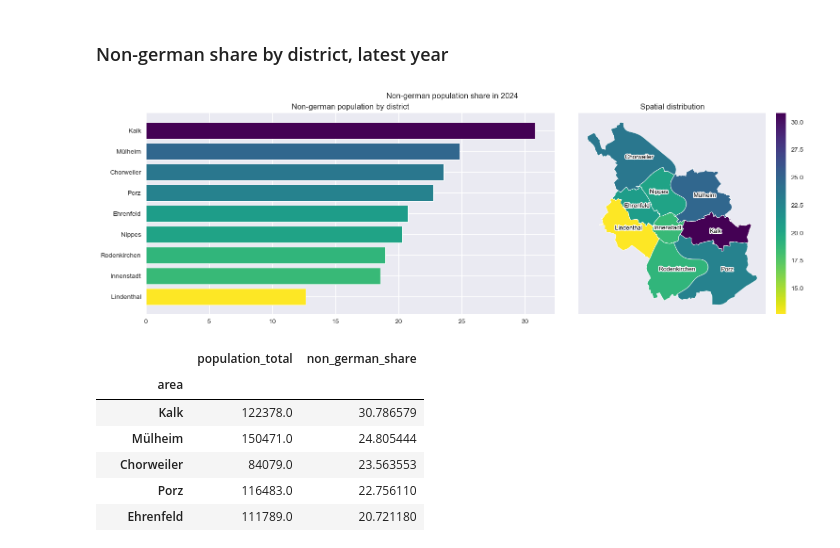
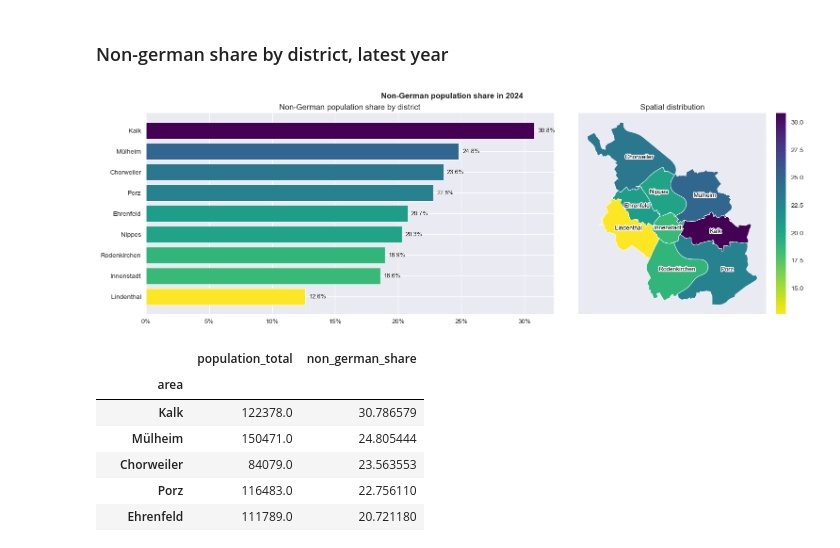
Before and after one commit to rosewiine/cologne-city-eda, a Jupyter notebook: notebooks/02_EDA.ipynb, the cells around one changed output. Cells and saved outputs as stored; diff of their text form; code cells hidden in the pictures.

```diff
--- a/notebooks/02_EDA.ipynb
+++ b/notebooks/02_EDA.ipynb
@@ -315,8 +333,22 @@ plt.show()
 ### Population change by district over time
 # %%
 df_temp = df_districts.groupby(['area', 'year'], as_index=False)['population_total'].sum()
-colors = plt.cm.tab10(range(len(df_temp['area'].unique())))
-color_map = {d: c for d, c in zip(df_temp['area'].unique(), colors)}
+# colors = plt.cm.tab10(range(len(df_temp['area'].unique())))
+# color_map = {d: c for d, c in zip(df_temp['area'].unique(), colors)}
+
+colors = [
+    "#1f77b4",
+    "#ff7f0e",
+    "#d62728",
+    "#17becf",
+    "#9467bd",
+    "#e377c2",
+    "#e7b631",
+    "#bcbd22",
+    "#2ca02c",
+]
+areas = df_temp['area'].unique()
+color_map = dict(zip(areas, colors))
 
 gdf_d['plot_color'] = gdf_d['name'].map(color_map)
 # %%
@@ -952,8 +1032,12 @@ ax_bar.barh(
     linewidth=0.7
     )
 
-ax_bar.set_title("Non-german population by district")
+ax_bar.set_title("Non-German population share by district")
 
+for i, v in enumerate(df_temp_dl['non_german_share']):
+    ax_bar.text(v + 0.3, i, f"{v:.1f}%", va='center', fontsize=9)
+
+ax_bar.xaxis.set_major_formatter(FuncFormatter(lambda x, pos: f"{x:.0f}%"))
 
 ax_map.add_patch(
     plt.Rectangle(
@@ -964,35 +1048,41 @@ ax_map.add_patch(
     )
 
 gdf_dl.plot(
     ax=ax_map,
     column='non_german_share',
     cmap=cmap,
     norm=norm,
     legend=True,
     edgecolor='white',
     linewidth=0.7,
     )
 
 for _, row in gdf_dl.iterrows():
     x, y = row.geometry.representative_point().coords[0]
     ax_map.text(
         x, y,
         row['name'],
         fontsize=9,
         ha='center',
         va='center',
         color='black',
         path_effects=[pe.withStroke(linewidth=3, foreground='white')]
     )
 
 ax_map.set_title("Spatial distribution")
 ax_map.axis("off")
 
-fig.suptitle(f"Non-german population share in {latest_year}")
+fig.suptitle(f"Non-German population share in {latest_year}", fontweight='bold')
+
+plt.savefig(
+    "../reports/figures/non_german_population_share_by_district_2024.png",
+    dpi=300,
+    bbox_inches="tight",
+)
 
 plt.show()
 # %% [output]
-[figure, old version]
+[figure, new version]
 # %%
 df_temp_dl.groupby('area')[['population_total', 'non_german_share']].apply(lambda x: x.mean()).sort_values('non_german_share', ascending=False)
 # %% [output]
```
Also changed, not shown: parts of 13 cells of this notebook, 10 other files.
